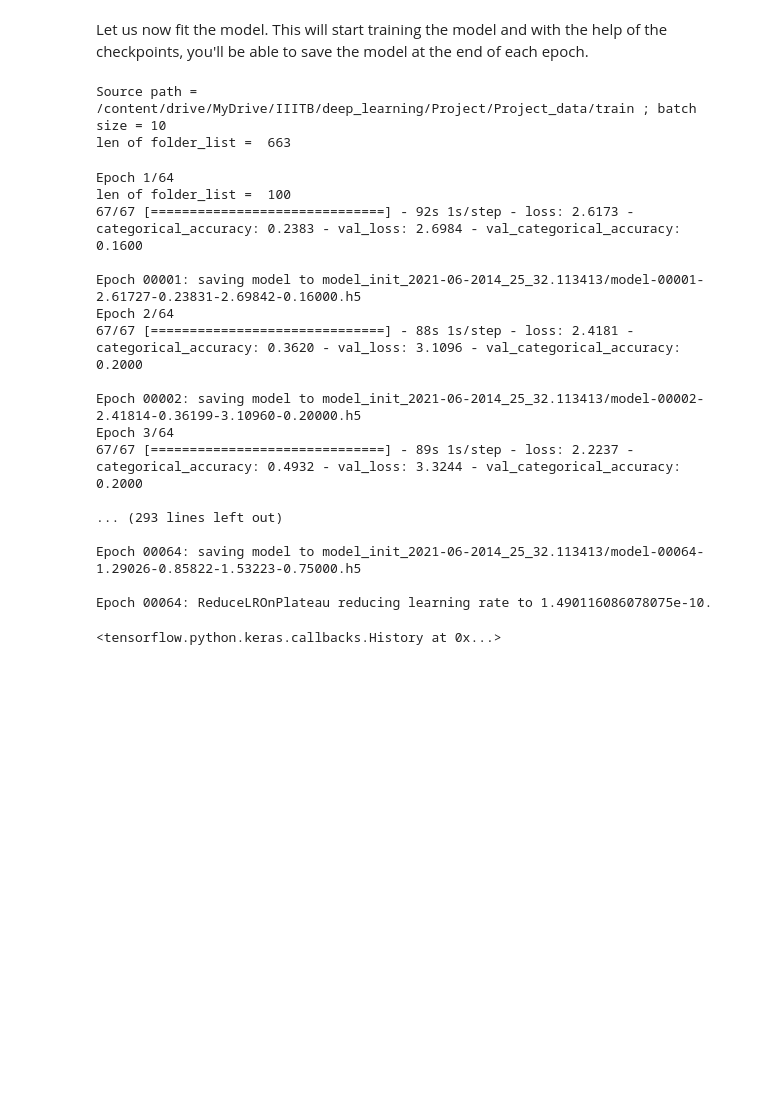
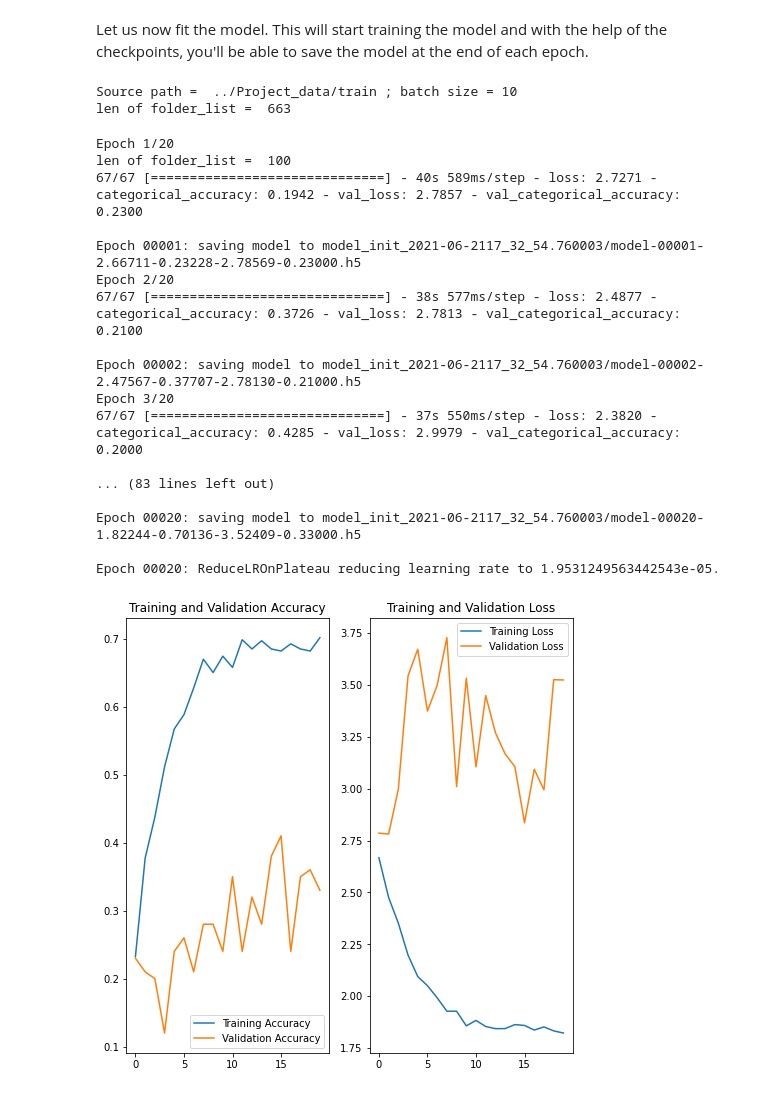
Before and after one commit to 13aksh/Gesture-recognition, a Jupyter notebook: Primary_Neural_Nets_Project_Starter_Code.ipynb, the cells around one changed output. Saved outputs shown, nothing was run; the diff lists cells and outputs as text; code cells hidden in the pictures; blank space fills up the shorter version.

Commit message:
10 batch size, 20 epochs and plt

```diff
--- a/Primary_Neural_Nets_Project_Starter_Code.ipynb
+++ b/Primary_Neural_Nets_Project_Starter_Code.ipynb
@@ -132,14 +130,14 @@ Note here that a video is represented above in the generator as (number of image
 # %%
 curr_dt_time = datetime.datetime.now()
 # train_path = '/notebooks/storage/Final_data/Collated_training/train'
-train_path='/content/drive/MyDrive/IIITB/deep_learning/Project/Project_data/train'
-val_path='/content/drive/MyDrive/IIITB/deep_learning/Project/Project_data/val'
+train_path='../Project_data/train'
+val_path='../Project_data/val'
 # val_path = '/notebooks/storage/Final_data/Collated_training/val'
 num_train_sequences = len(train_doc)
 print('# training sequences =', num_train_sequences)
 num_val_sequences = len(val_doc)
 print('# validation sequences =', num_val_sequences)
-num_epochs =64 #50(1st) choose the number of epochs
+num_epochs = 20 #50(1st) choose the number of epochs
 print ('# epochs =', num_epochs)
 # %% [output]
 # training sequences = 663
@@ -246,27 +250,50 @@ Let us now fit the model. This will start training the model and with the help o
 # %%
 # batch_size=10
 # num_epochs=20
-model.fit_generator(train_generator, steps_per_epoch=steps_per_epoch, epochs=num_epochs, verbose=1,
+history = model.fit_generator(train_generator, steps_per_epoch=steps_per_epoch, epochs=num_epochs, verbose=1,
                     callbacks=callbacks_list, validation_data=val_generator,
                     validation_steps=validation_steps, class_weight=None, workers=1, initial_epoch=0)
 # %% [output]
-Source path =  /content/drive/MyDrive/IIITB/deep_learning/Project/Project_data/train ; batch size = 10
+Source path =  ../Project_data/train ; batch size = 10
 len of folder_list =  663
-Epoch 1/64
+Epoch 1/20
 len of folder_list =  100
-67/67 [==============================] - 92s 1s/step - loss: 2.6173 - categorical_accuracy: 0.2383 - val_loss: 2.6984 - val_categorical_accuracy: 0.1600
+67/67 [==============================] - 40s 589ms/step - loss: 2.7271 - categorical_accuracy: 0.1942 - val_loss: 2.7857 - val_categorical_accuracy: 0.2300
 
-Epoch 00001: saving model to model_init_2021-06-2014_25_32.113413/model-00001-2.61727-0.23831-2.69842-0.16000.h5
-Epoch 2/64
-67/67 [==============================] - 88s 1s/step - loss: 2.4181 - categorical_accuracy: 0.3620 - val_loss: 3.1096 - val_categorical_accuracy: 0.2000
+Epoch 00001: saving model to model_init_2021-06-2117_32_54.760003/model-00001-2.66711-0.23228-2.78569-0.23000.h5
+Epoch 2/20
+67/67 [==============================] - 38s 577ms/step - loss: 2.4877 - categorical_accuracy: 0.3726 - val_loss: 2.7813 - val_categorical_accuracy: 0.2100
 
-Epoch 00002: saving model to model_init_2021-06-2014_25_32.113413/model-00002-2.41814-0.36199-3.10960-0.20000.h5
-Epoch 3/64
-67/67 [==============================] - 89s 1s/step - loss: 2.2237 - categorical_accuracy: 0.4932 - val_loss: 3.3244 - val_categorical_accuracy: 0.2000
+Epoch 00002: saving model to model_init_2021-06-2117_32_54.760003/model-00002-2.47567-0.37707-2.78130-0.21000.h5
+Epoch 3/20
+67/67 [==============================] - 37s 550ms/step - loss: 2.3820 - categorical_accuracy: 0.4285 - val_loss: 2.9979 - val_categorical_accuracy: 0.2000
 
-... (293 lines left out)
+... (83 lines left out)
 
-Epoch 00064: saving model to model_init_2021-06-2014_25_32.113413/model-00064-1.29026-0.85822-1.53223-0.75000.h5
+Epoch 00020: saving model to model_init_2021-06-2117_32_54.760003/model-00020-1.82244-0.70136-3.52409-0.33000.h5
 
-Epoch 00064: ReduceLROnPlateau reducing learning rate to 1.490116086078075e-10.
+Epoch 00020: ReduceLROnPlateau reducing learning rate to 1.9531249563442543e-05.
-<tensorflow.python.keras.callbacks.History at 0x...>
+# %%
+acc = history.history['categorical_accuracy']
+val_acc = history.history['val_categorical_accuracy']
+
+loss = history.history['loss']
+val_loss = history.history['val_loss']
+
+epochs_range = range(num_epochs)
+
+plt.figure(figsize=(8, 8))
+plt.subplot(1, 2, 1)
+plt.plot(epochs_range, acc, label='Training Accuracy')
+plt.plot(epochs_range, val_acc, label='Validation Accuracy')
+plt.legend(loc='lower right')
+plt.title('Training and Validation Accuracy')
+
+plt.subplot(1, 2, 2)
+plt.plot(epochs_range, loss, label='Training Loss')
+plt.plot(epochs_range, val_loss, label='Validation Loss')
+plt.legend(loc='upper right')
+plt.title('Training and Validation Loss')
+plt.show()
+# %% [output]
+[figure, added]
```
Also changed, not shown: parts of 11 cells of this notebook, 1 other file.
